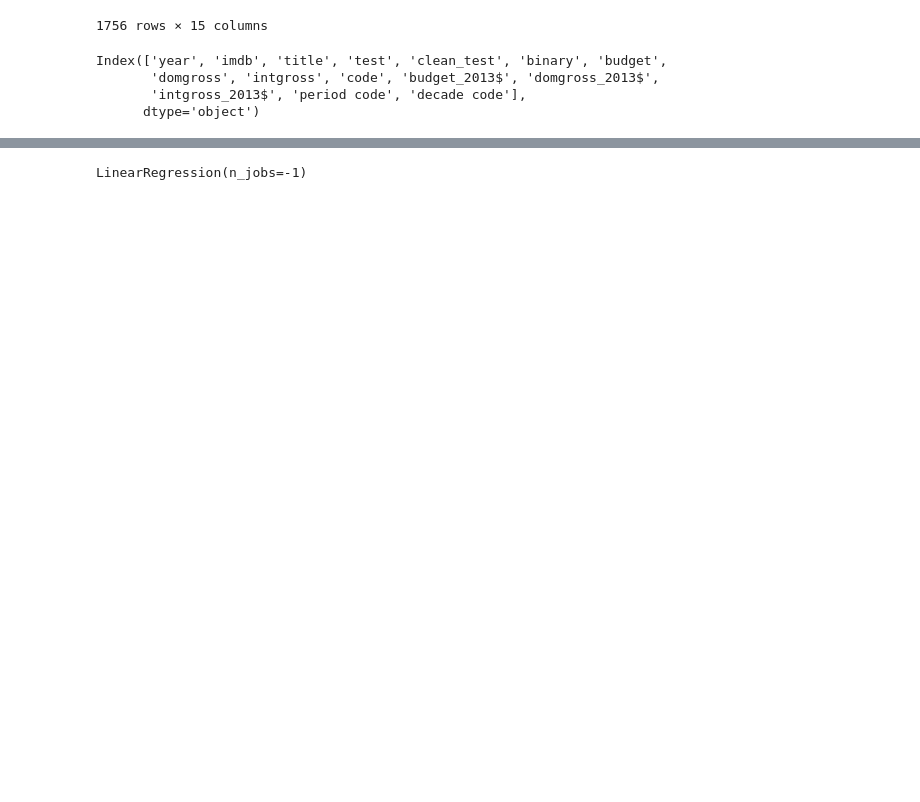
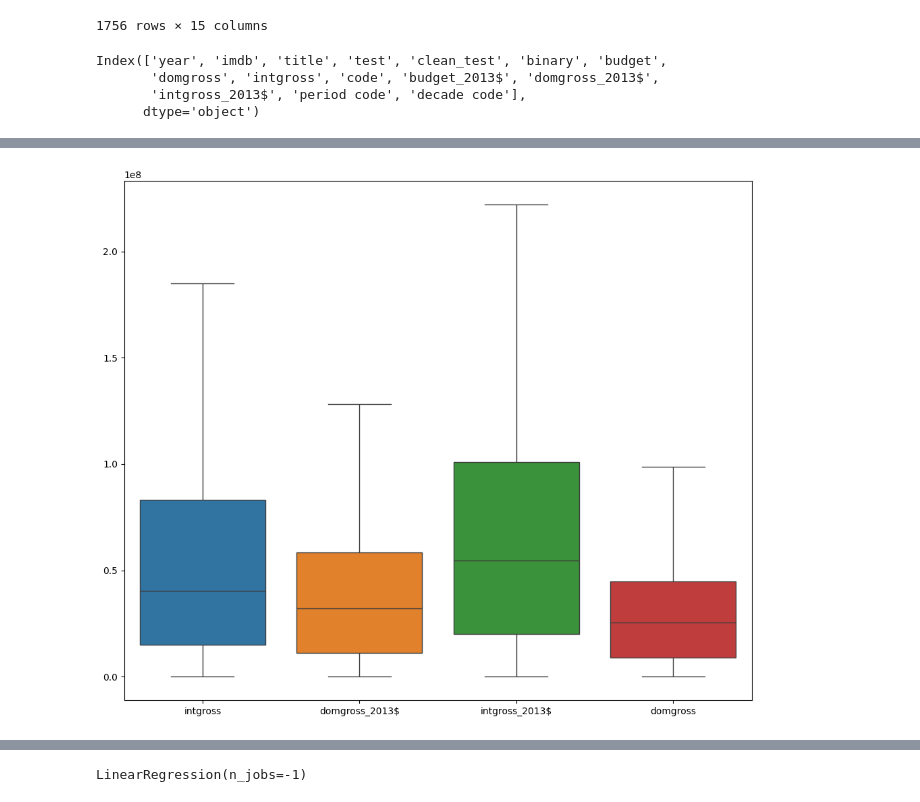
Before and after one commit to Mostafa-Mohamed-Atef/movies-data-science, a Jupyter notebook: Prediction.ipynb, the cells around one changed output, grey strips where cells are left out. Drawn from its saved outputs; the diff is of its cells as text; code cells hidden in the pictures; blank space fills up the shorter version.

```diff
--- a/Prediction.ipynb
+++ b/Prediction.ipynb
@@ -31,3 +38,21 @@ Index(['year', 'imdb', 'title', 'test', 'clean_test', 'binary', 'budget',
+# %%
+def remove_outliers_iqr(data, column):
+    Q1 = data[column].quantile(0.25)
+    Q3 = data[column].quantile(0.75)
+    IQR = Q3 - Q1
+    data_no_outliers = data[(data[column] >= (Q1 - 1.5 * IQR)) & (data[column] <= (Q3 + 1.5 * IQR))]
+    return data_no_outliers
+
+# Iteratively remove outliers from all columns
+columns = ['intgross', 'domgross_2013$', 'intgross_2013$', 'domgross']
+for column in columns:
+    data = remove_outliers_iqr(data, column)
+
+plt.figure(figsize=(12, 10))
+sns.boxplot(data[columns])
+plt.show()
+# %% [output]
+[figure, added]
 # %%
 numerical_columns = [
 'budget',
```
Also changed, not shown: parts of 10 cells of this notebook.
